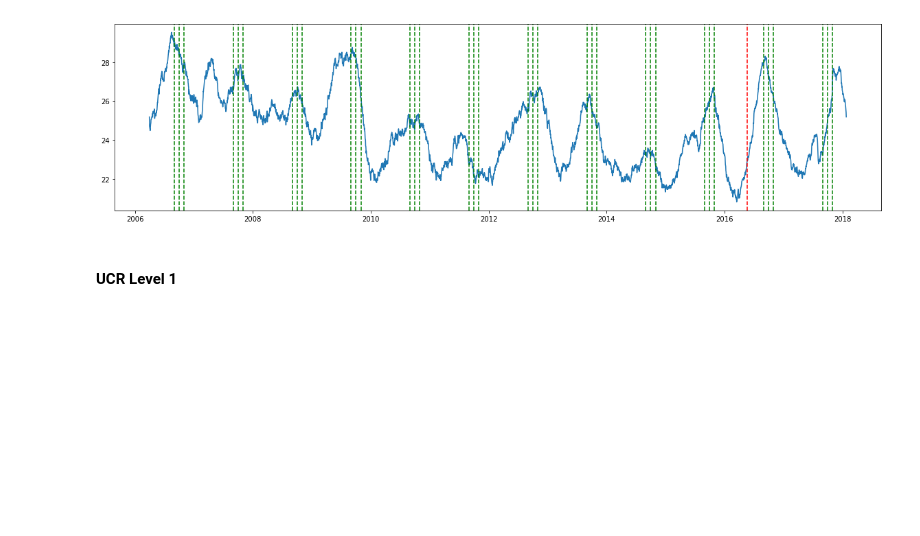
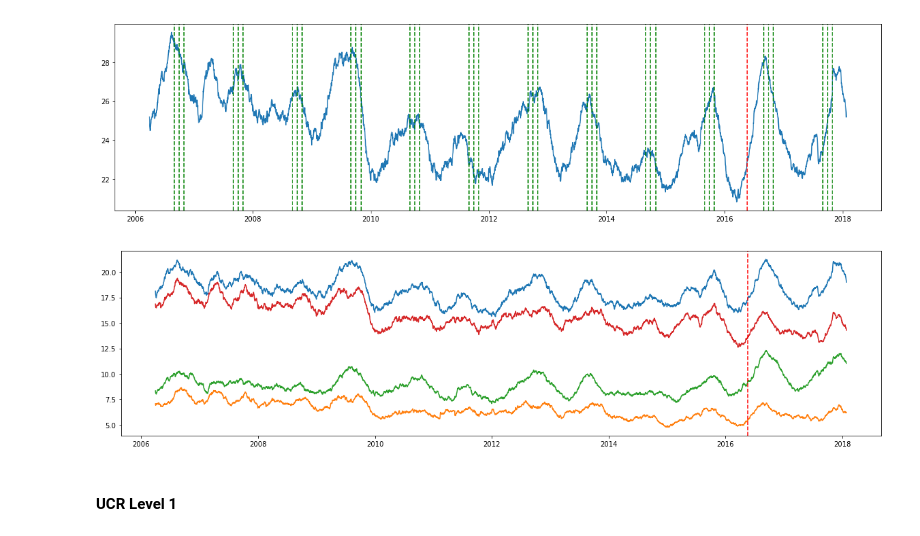
Before and after one commit to HKS-data-science-group/santa-monica-light-rail, a Jupyter notebook: Crime Dataset EDA.ipynb, the cells around one changed output. Saved outputs shown, nothing was run; the diff lists cells and outputs as text; code cells hidden in the pictures; blank space fills up the shorter version.

```diff
--- a/Crime Dataset EDA.ipynb
+++ b/Crime Dataset EDA.ipynb
@@ -97,3 +108,13 @@ for i in range(2006, 2018):
 plt.show()
 # %% [output]
 [figure]
+# %%
+plt.figure(figsize=(20, 5))
+create_timseries(df, 'one_mile', 1)
+create_timseries(df, 'one_mile', 0)
+create_timseries(df, 'half_mile', 1)
+create_timseries(df, 'half_mile', 0)
+plt.axvline(x = open_date, c = 'r', ls = '--')
+plt.show()
+# %% [output]
+[figure, added]
```
Also changed, not shown: parts of 8 cells of this notebook.
